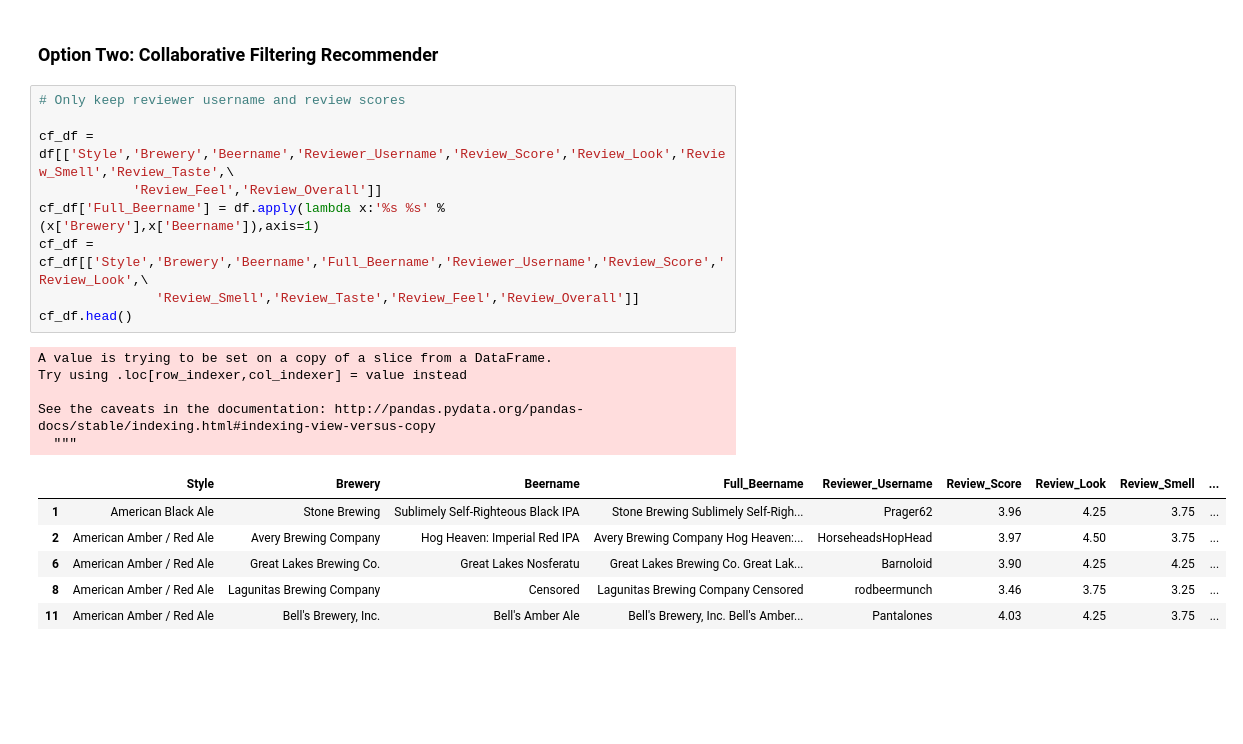
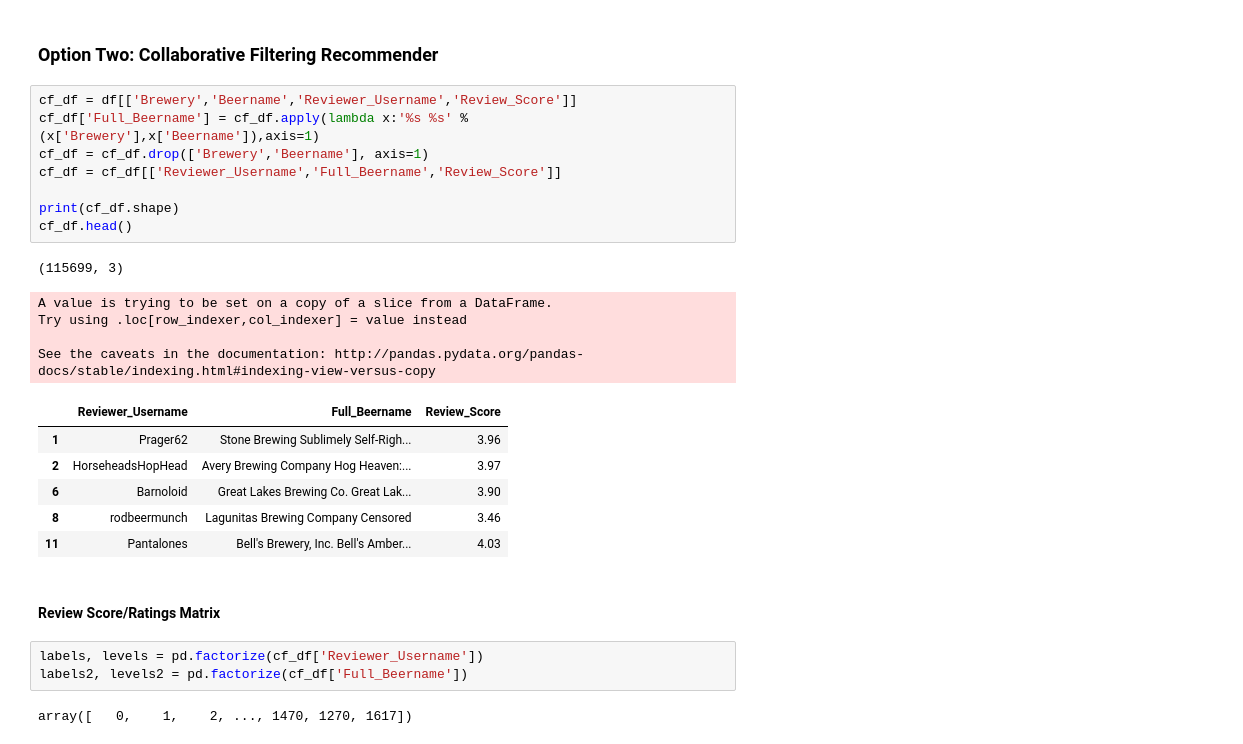
Before and after one commit to ZoeMarkovits/Data_Mining_Final_Project, a Jupyter notebook: Beer_Recommendation_System.ipynb, the cells around one changed output. Cells and saved outputs as stored; diff of their text form; blank space fills up the shorter version.

```diff
--- a/Beer_Recommendation_System.ipynb
+++ b/Beer_Recommendation_System.ipynb
@@ -451,23 +451,29 @@ Please try entering another beer
 # %% [markdown]
 ### Option Two: Collaborative Filtering Recommender
 # %%
-# Only keep reviewer username and review scores
+cf_df = df[['Brewery','Beername','Reviewer_Username','Review_Score']]
+cf_df['Full_Beername'] = cf_df.apply(lambda x:'%s %s' % (x['Brewery'],x['Beername']),axis=1)
+cf_df = cf_df.drop(['Brewery','Beername'], axis=1)
+cf_df = cf_df[['Reviewer_Username','Full_Beername','Review_Score']]
 
-cf_df = df[['Style','Brewery','Beername','Reviewer_Username','Review_Score','Review_Look','Review_Smell','Review_Taste',\
-            'Review_Feel','Review_Overall']]
-cf_df['Full_Beername'] = df.apply(lambda x:'%s %s' % (x['Brewery'],x['Beername']),axis=1)
-cf_df = cf_df[['Style','Brewery','Beername','Full_Beername','Reviewer_Username','Review_Score','Review_Look',\
-               'Review_Smell','Review_Taste','Review_Feel','Review_Overall']]
+print(cf_df.shape)
 cf_df.head()
 # %% [output]
-A value is trying to be set on a copy of a slice from a DataFrame.
-Try using .loc[row_indexer,col_indexer] = value instead
-
-See the caveats in the documentation: http://pandas.pydata.org/pandas-docs/stable/indexing.html#indexing-view-versus-copy
-  """
+(115699, 3)
+A value is trying to be set on a copy of a slice from a DataFrame.
+Try using .loc[row_indexer,col_indexer] = value instead
+
+See the caveats in the documentation: http://pandas.pydata.org/pandas-docs/stable/indexing.html#indexing-view-versus-copy
-|  | Style | Brewery | Beername | Full_Beername | Reviewer_Username | Review_Score | Review_Look | Review_Smell | ... |
-| 1 | American Black Ale | Stone Brewing | Sublimely Self-Righteous Black IPA | Stone Brewing Sublimely Self-Righ... | Prager62 | 3.96 | 4.25 | 3.75 | ... |
-| 2 | American Amber / Red Ale | Avery Brewing Company | Hog Heaven: Imperial Red IPA | Avery Brewing Company Hog Heaven:... | HorseheadsHopHead | 3.97 | 4.50 | 3.75 | ... |
-| 6 | American Amber / Red Ale | Great Lakes Brewing Co. | Great Lakes Nosferatu | Great Lakes Brewing Co. Great Lak... | Barnoloid | 3.90 | 4.25 | 4.25 | ... |
-| 8 | American Amber / Red Ale | Lagunitas Brewing Company | Censored | Lagunitas Brewing Company Censored | rodbeermunch | 3.46 | 3.75 | 3.25 | ... |
-| 11 | American Amber / Red Ale | Bell's Brewery, Inc. | Bell's Amber Ale | Bell's Brewery, Inc. Bell's Amber... | Pantalones | 4.03 | 4.25 | 3.75 | ... |
+|  | Reviewer_Username | Full_Beername | Review_Score |
+| 1 | Prager62 | Stone Brewing Sublimely Self-Righ... | 3.96 |
+| 2 | HorseheadsHopHead | Avery Brewing Company Hog Heaven:... | 3.97 |
+| 6 | Barnoloid | Great Lakes Brewing Co. Great Lak... | 3.90 |
+| 8 | rodbeermunch | Lagunitas Brewing Company Censored | 3.46 |
+| 11 | Pantalones | Bell's Brewery, Inc. Bell's Amber... | 4.03 |
+# %% [markdown]
+#### Review Score/Ratings Matrix
+# %%
+labels, levels = pd.factorize(cf_df['Reviewer_Username'])
+labels2, levels2 = pd.factorize(cf_df['Full_Beername'])
+# %% [output]
+array([   0,    1,    2, ..., 1470, 1270, 1617])
```
Also changed, not shown: parts of 35 cells of this notebook.
